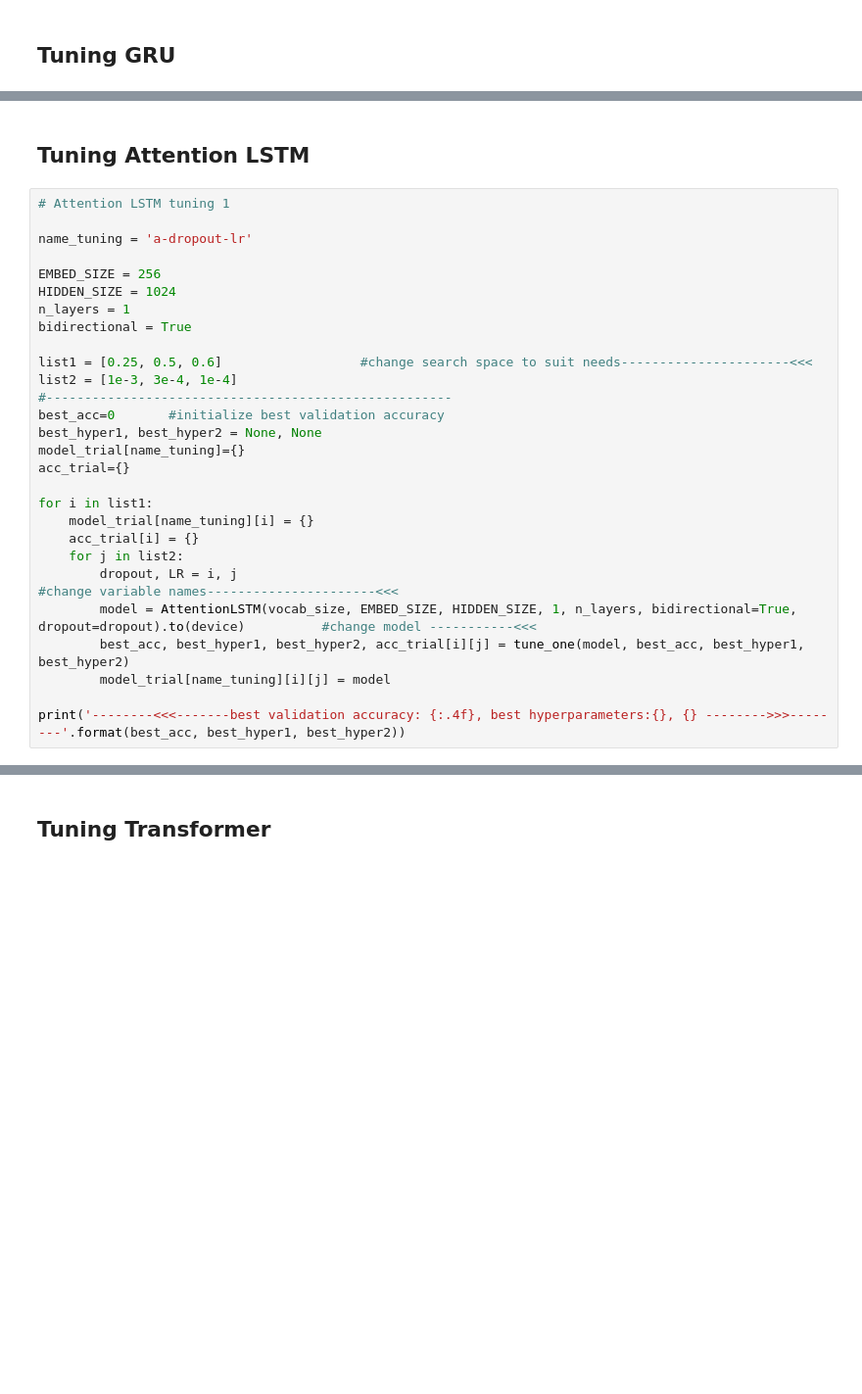
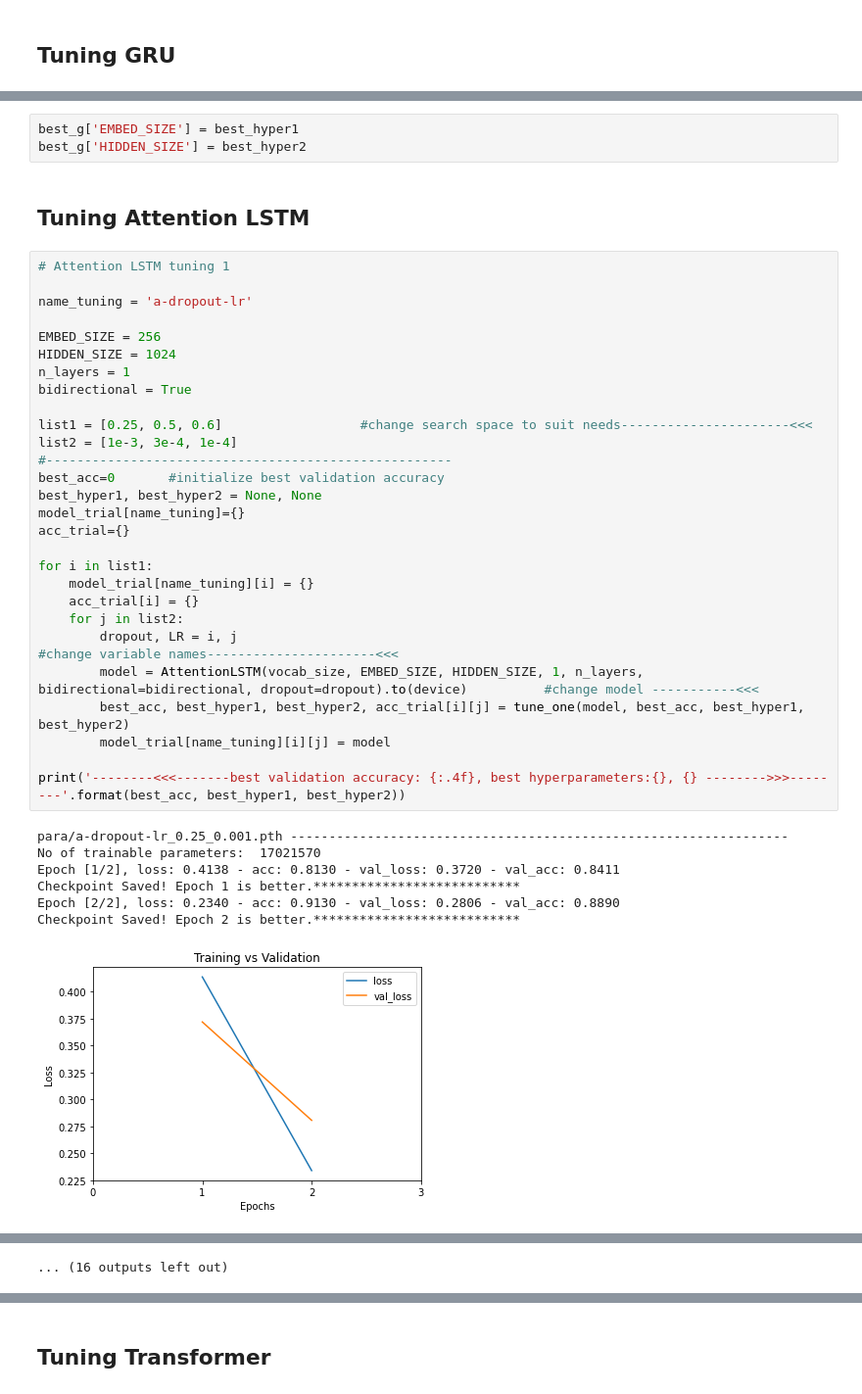
Before and after one commit to chihangs/IMDB, a Jupyter notebook: IMDB.ipynb, the cells around one changed output, grey strips where cells are left out. Shown at 98% size. Drawn from its saved outputs; the diff is of its cells as text; blank space fills up the shorter version.

```diff
--- a/IMDB.ipynb
+++ b/IMDB.ipynb
@@ -777,30 +1177,41 @@ for i in list1:
+# %%
+best_g['EMBED_SIZE'] = best_hyper1
+best_g['HIDDEN_SIZE'] = best_hyper2
 # %% [markdown]
 ## Tuning Attention LSTM
 # %%
 # Attention LSTM tuning 1
 
 name_tuning = 'a-dropout-lr'
 
 EMBED_SIZE = 256
 HIDDEN_SIZE = 1024
 n_layers = 1
 bidirectional = True
 
 list1 = [0.25, 0.5, 0.6]                  #change search space to suit needs----------------------<<<
 list2 = [1e-3, 3e-4, 1e-4]
 #-----------------------------------------------------
 best_acc=0       #initialize best validation accuracy
 best_hyper1, best_hyper2 = None, None
 model_trial[name_tuning]={}
 acc_trial={}
 
 for i in list1:
     model_trial[name_tuning][i] = {}
     acc_trial[i] = {}
     for j in list2:
         dropout, LR = i, j                                                                        #change variable names----------------------<<<
-        model = AttentionLSTM(vocab_size, EMBED_SIZE, HIDDEN_SIZE, 1, n_layers, bidirectional=True, dropout=dropout).to(device)          #change model -----------<<<
+        model = AttentionLSTM(vocab_size, EMBED_SIZE, HIDDEN_SIZE, 1, n_layers, bidirectional=bidirectional, dropout=dropout).to(device)          #change model -----------<<<
         best_acc, best_hyper1, best_hyper2, acc_trial[i][j] = tune_one(model, best_acc, best_hyper1, best_hyper2)
         model_trial[name_tuning][i][j] = model
 
 print('--------<<<-------best validation accuracy: {:.4f}, best hyperparameters:{}, {} -------->>>--------'.format(best_acc, best_hyper1, best_hyper2))
+# %% [output]
+para/a-dropout-lr_0.25_0.001.pth -----------------------------------------------------------------
+No of trainable parameters:  17021570
+Epoch [1/2], loss: 0.4138 - acc: 0.8130 - val_loss: 0.3720 - val_acc: 0.8411
+Checkpoint Saved! Epoch 1 is better.***************************
+Epoch [2/2], loss: 0.2340 - acc: 0.9130 - val_loss: 0.2806 - val_acc: 0.8890
+Checkpoint Saved! Epoch 2 is better.***************************
+[figure, added]
@@ -807 +1276,2 @@ print('--------<<<-------best validation accuracy: {:.4f}, best hyperparameters:
+... (16 outputs left out)
 # %%
```
Also changed, not shown: parts of 76 cells of this notebook.
